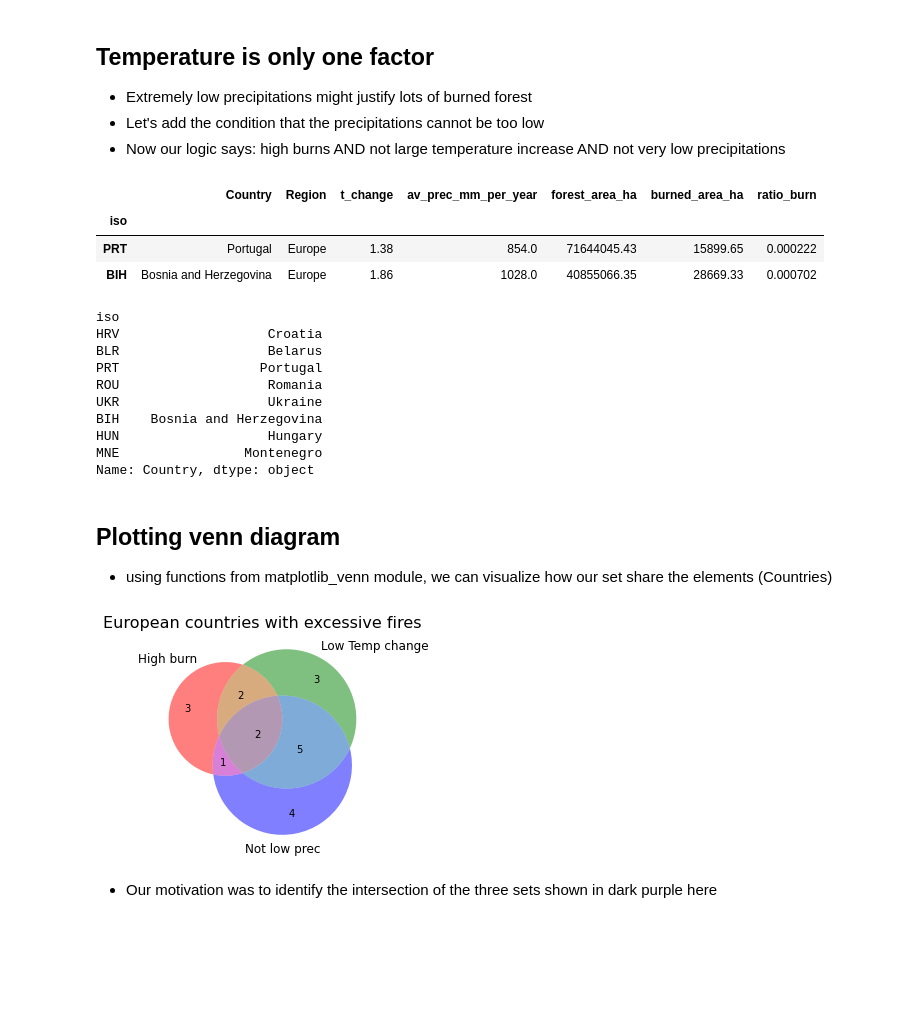
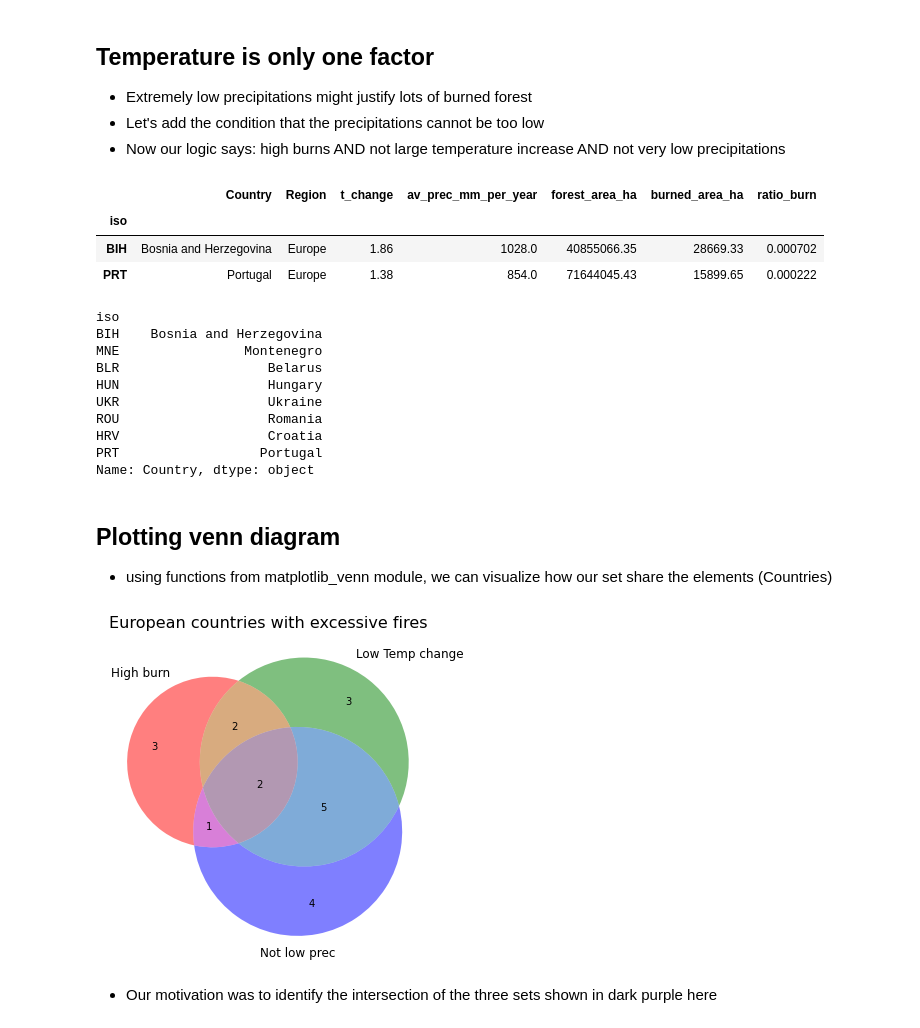
Before and after one commit to palec87/pymarad, a Jupyter notebook: en/03_sets/forest_fires_solution.ipynb, the cells around one changed output. Cells and saved outputs as stored; diff of their text form; code cells hidden in the pictures; blank space fills up the shorter version.

Commit message:
forest fires fixes
unification of language and details before production

```diff
--- a/en/03_sets/forest_fires_solution.ipynb
+++ b/en/03_sets/forest_fires_solution.ipynb
@@ -35,7 +35,8 @@ import wbgapi as wb  # module which allows to download and import data from the
 import matplotlib.pyplot as plt  # Standard plotting module
 from matplotlib_venn import venn2, venn3  # specific module for plotting venn diagrams
 
-plt.rcParams['figure.facecolor'] = 'white'
+plt.rcParams['figure.facecolor'] = 'white'  # for venn2, venn3, we need to set background
+plt.rcParams['figure.figsize'] = [8,6] # graph size
 # %% [markdown]
 ## Sidenotes:
 * In these types of tasks, collecting correct and reliable data is a time and effort demanding work.
@@ -81,9 +90,8 @@ len(df)
 # %% [markdown]
 ## Find fraction of burnt forests
 # %%
-# command with similar logic as in excel
-# new column equals ratio of two columns
-df['ratio_burn'] = df['burned_area_ha']/df['forest_area_ha']
+# new column equals to division of two columns
+df['ratio_burn'] = df['burned_area_ha']/df.forest_area_ha
 # %%
 # check again top of the table
 df.head()
@@ -172,39 +191,39 @@ df.loc[inter2]
 # intersection of three sets
 inter3 = set_high_burn.intersection(set_not_large_t_change).intersection(set_not_low_prec)
 # %%
-# listing the countries from the original df
+# listing the countries from the original df contained in inter3
 df.loc[inter3]
 # %% [output]
 |  | Country | Region | t_change | av_prec_mm_per_year | forest_area_ha | burned_area_ha | ratio_burn |
 | iso |  |  |  |  |  |  |  |
+| BIH | Bosnia and Herzegovina | Europe | 1.86 | 1028.0 | 40855066.35 | 28669.33 | 0.000702 |
 | PRT | Portugal | Europe | 1.38 | 854.0 | 71644045.43 | 15899.65 | 0.000222 |
-| BIH | Bosnia and Herzegovina | Europe | 1.86 | 1028.0 | 40855066.35 | 28669.33 | 0.000702 |
 # %%
 # list all high burning countries
+# Hint: use either .Country or ['Country'] for selecting column from df
 df.loc[set_high_burn].Country
 # %% [output]
 iso
+BIH    Bosnia and Herzegovina
+MNE                Montenegro
+BLR                   Belarus
+HUN                   Hungary
+UKR                   Ukraine
+ROU                   Romania
 HRV                   Croatia
-BLR                   Belarus
 PRT                  Portugal
-ROU                   Romania
-UKR                   Ukraine
-BIH    Bosnia and Herzegovina
-HUN                   Hungary
-MNE                Montenegro
 Name: Country, dtype: object
 # %% [markdown]
 ## Plotting venn diagram
 * using functions from matplotlib_venn module, we can visualize how our set share the elements (Countries)
 # %%
-plt.figure(figsize=(6,4))
 venn3([set_high_burn, set_not_large_t_change, set_not_low_prec],
       set_labels=('High burn', 'Low Temp change', 'Not low prec'),
       alpha=0.5)
 plt.title('European countries with excessive fires', fontsize=16)
 plt.show()
 # %% [output]
-[figure, old version]
+[figure, new version]
 # %% [markdown]
 * Our motivation was to identify the intersection of the three sets shown in dark purple here
 # %% [markdown]
```
Also changed, not shown: parts of 53 cells of this notebook, 6 other files.
